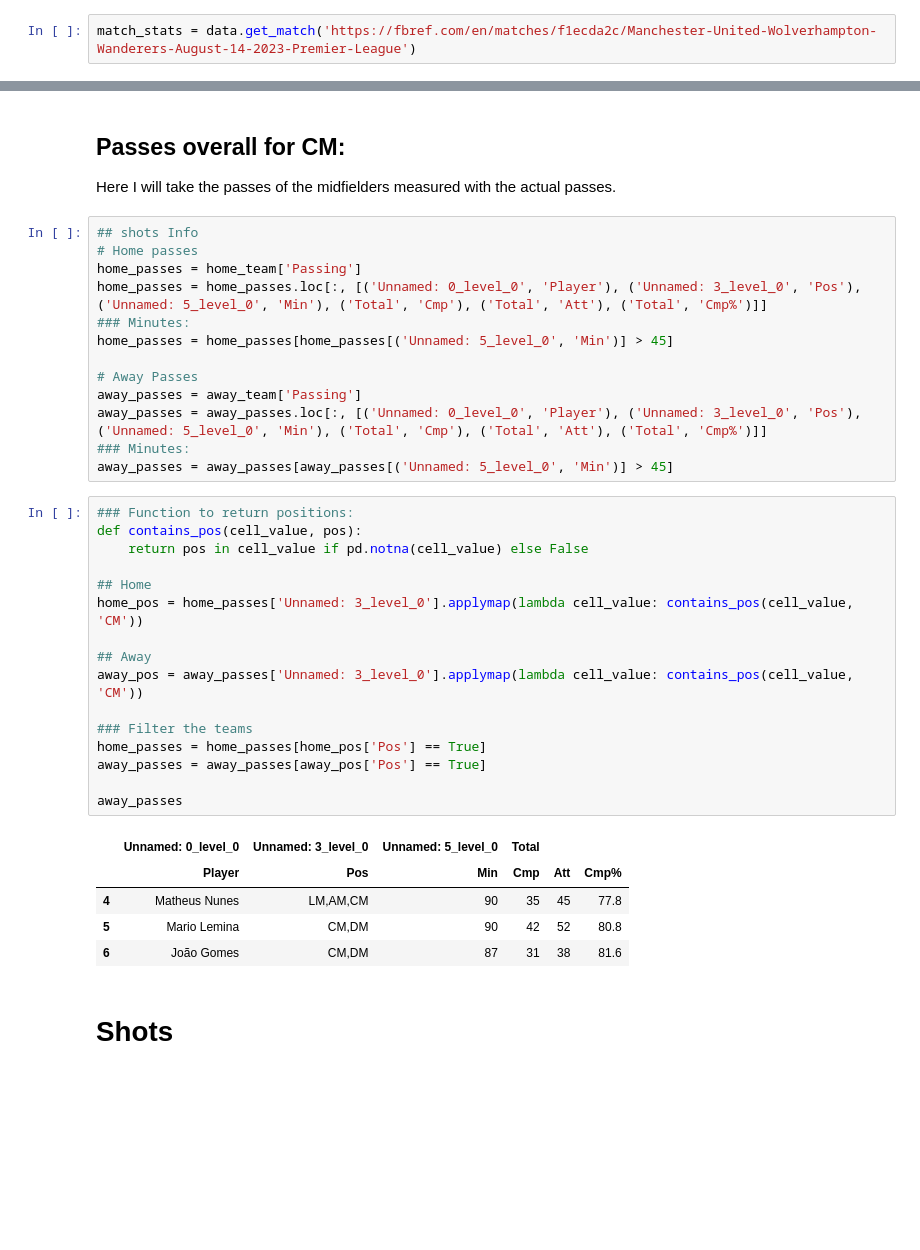
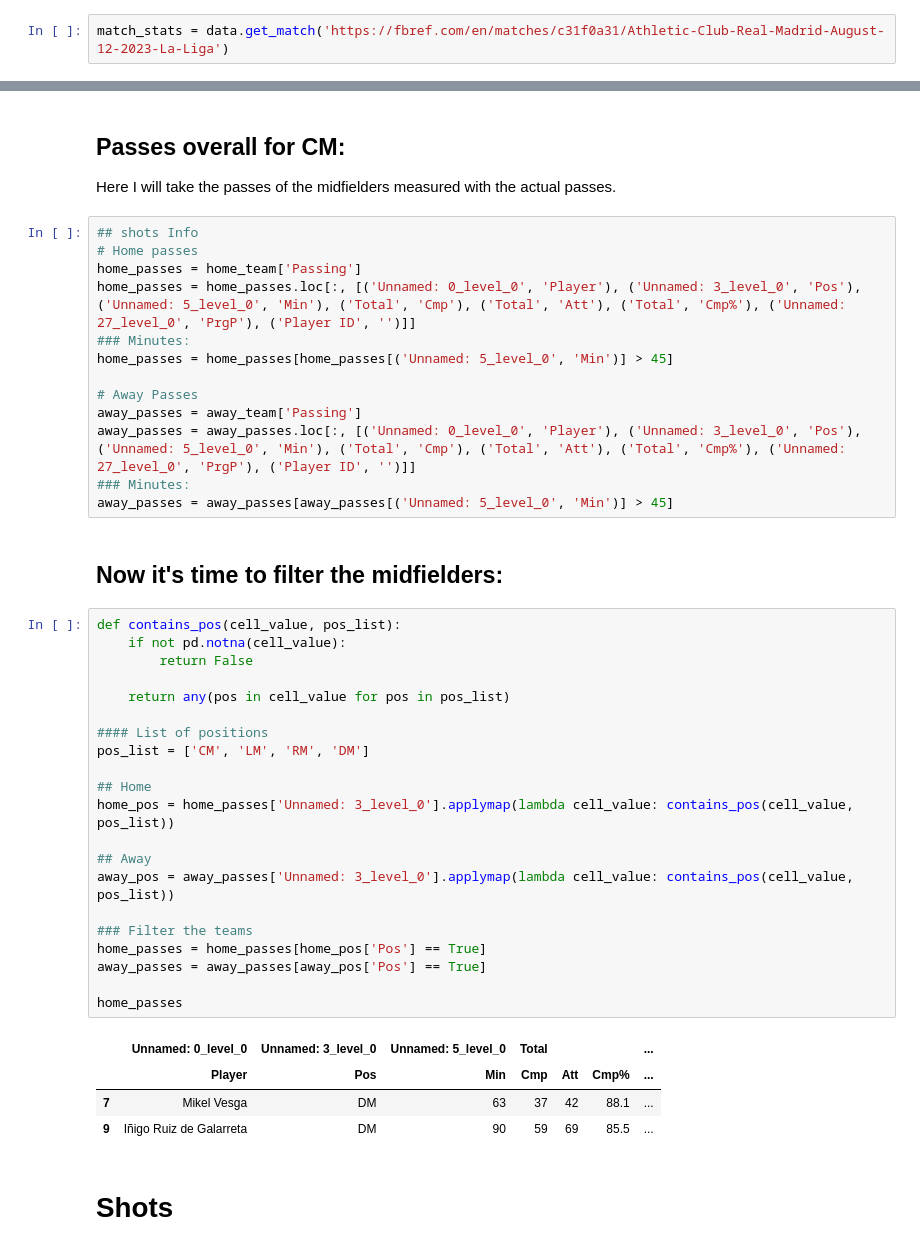
Before and after one commit to danirssx/player_test, a Jupyter notebook: player.ipynb, the cells around one changed output, grey strips where cells are left out. Saved outputs shown, nothing was run; the diff lists cells and outputs as text; blank space fills up the shorter version.

```diff
--- a/player.ipynb
+++ b/player.ipynb
@@ -17,7 +17,7 @@ data = BotScrap()
 
 I want to collect all the important information about the single game.
 # %%
-match_stats = data.get_match('https://fbref.com/en/matches/f1ecda2c/Manchester-United-Wolverhampton-Wanderers-August-14-2023-Premier-League')
+match_stats = data.get_match('https://fbref.com/en/matches/c31f0a31/Athletic-Club-Real-Madrid-August-12-2023-La-Liga')
 # %% [markdown]
 `match_stats` will have all the data from game, including `Match`, `Home`, `Away`, `Shots` and `Stats`.
 # %% [markdown]
@@ -62,36 +72,42 @@ Here I will take the passes of the midfielders measured with the actual passes.
 ## shots Info
 # Home passes
 home_passes = home_team['Passing']
-home_passes = home_passes.loc[:, [('Unnamed: 0_level_0', 'Player'), ('Unnamed: 3_level_0', 'Pos'), ('Unnamed: 5_level_0', 'Min'), ('Total', 'Cmp'), ('Total', 'Att'), ('Total', 'Cmp%')]]
+home_passes = home_passes.loc[:, [('Unnamed: 0_level_0', 'Player'), ('Unnamed: 3_level_0', 'Pos'), ('Unnamed: 5_level_0', 'Min'), ('Total', 'Cmp'), ('Total', 'Att'), ('Total', 'Cmp%'), ('Unnamed: 27_level_0', 'PrgP'), ('Player ID', '')]]
 ### Minutes:
 home_passes = home_passes[home_passes[('Unnamed: 5_level_0', 'Min')] > 45]
 
 # Away Passes
 away_passes = away_team['Passing']
-away_passes = away_passes.loc[:, [('Unnamed: 0_level_0', 'Player'), ('Unnamed: 3_level_0', 'Pos'), ('Unnamed: 5_level_0', 'Min'), ('Total', 'Cmp'), ('Total', 'Att'), ('Total', 'Cmp%')]]
+away_passes = away_passes.loc[:, [('Unnamed: 0_level_0', 'Player'), ('Unnamed: 3_level_0', 'Pos'), ('Unnamed: 5_level_0', 'Min'), ('Total', 'Cmp'), ('Total', 'Att'), ('Total', 'Cmp%'), ('Unnamed: 27_level_0', 'PrgP'), ('Player ID', '')]]
 ### Minutes:
 away_passes = away_passes[away_passes[('Unnamed: 5_level_0', 'Min')] > 45]
+# %% [markdown]
+## Now it's time to filter the midfielders:
 # %%
-### Function to return positions:
-def contains_pos(cell_value, pos):
-    return pos in cell_value if pd.notna(cell_value) else False
+def contains_pos(cell_value, pos_list):
+    if not pd.notna(cell_value):
+        return False
+
+    return any(pos in cell_value for pos in pos_list)
+
+#### List of positions
+pos_list = ['CM', 'LM', 'RM', 'DM']
 
 ## Home
-home_pos = home_passes['Unnamed: 3_level_0'].applymap(lambda cell_value: contains_pos(cell_value, 'CM'))
+home_pos = home_passes['Unnamed: 3_level_0'].applymap(lambda cell_value: contains_pos(cell_value, pos_list))
 
 ## Away
-away_pos = away_passes['Unnamed: 3_level_0'].applymap(lambda cell_value: contains_pos(cell_value, 'CM'))
+away_pos = away_passes['Unnamed: 3_level_0'].applymap(lambda cell_value: contains_pos(cell_value, pos_list))
 
 ### Filter the teams
 home_passes = home_passes[home_pos['Pos'] == True]
 away_passes = away_passes[away_pos['Pos'] == True]
 
-away_passes
+home_passes
 # %% [output]
-|  | Unnamed: 0_level_0 | Unnamed: 3_level_0 | Unnamed: 5_level_0 | Total |  |  |
-|  | Player | Pos | Min | Cmp | Att | Cmp% |
-| 4 | Matheus Nunes | LM,AM,CM | 90 | 35 | 45 | 77.8 |
-| 5 | Mario Lemina | CM,DM | 90 | 42 | 52 | 80.8 |
-| 6 | João Gomes | CM,DM | 87 | 31 | 38 | 81.6 |
+|  | Unnamed: 0_level_0 | Unnamed: 3_level_0 | Unnamed: 5_level_0 | Total |  |  | ... |
+|  | Player | Pos | Min | Cmp | Att | Cmp% | ... |
+| 7 | Mikel Vesga | DM | 63 | 37 | 42 | 88.1 | ... |
+| 9 | Iñigo Ruiz de Galarreta | DM | 90 | 59 | 69 | 85.5 | ... |
 # %% [markdown]
 # Shots
```
Also changed, not shown: parts of 2 cells of this notebook.
